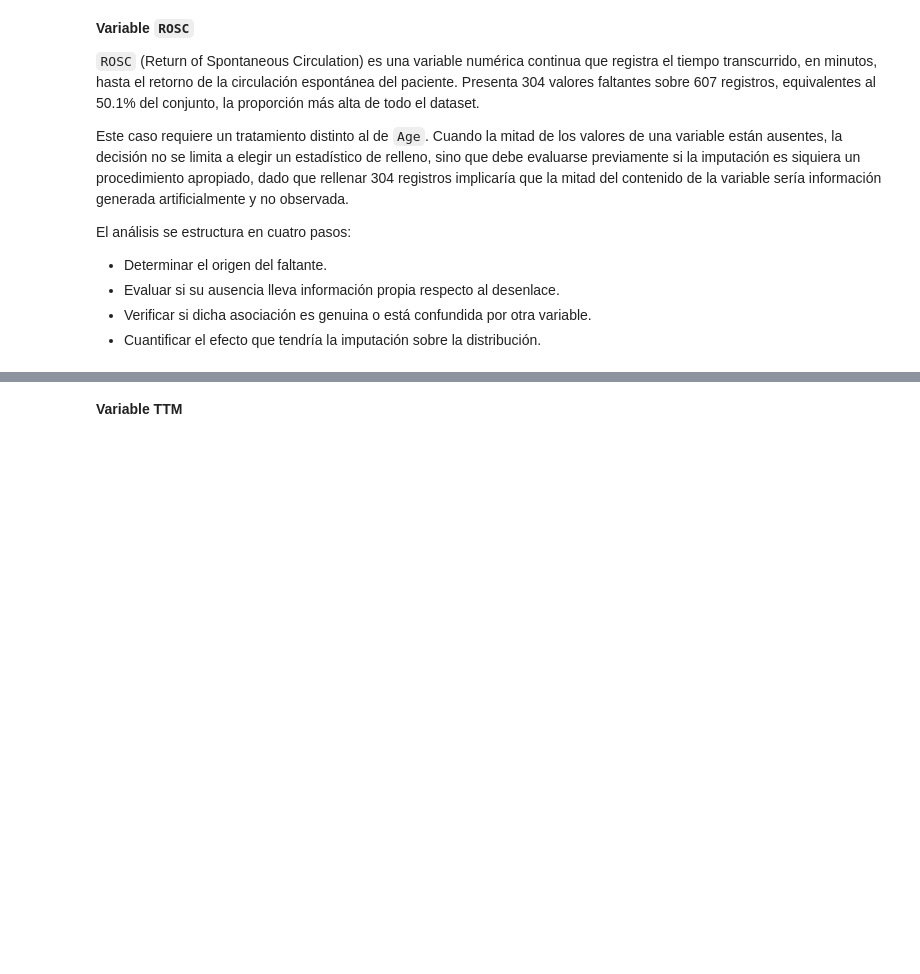
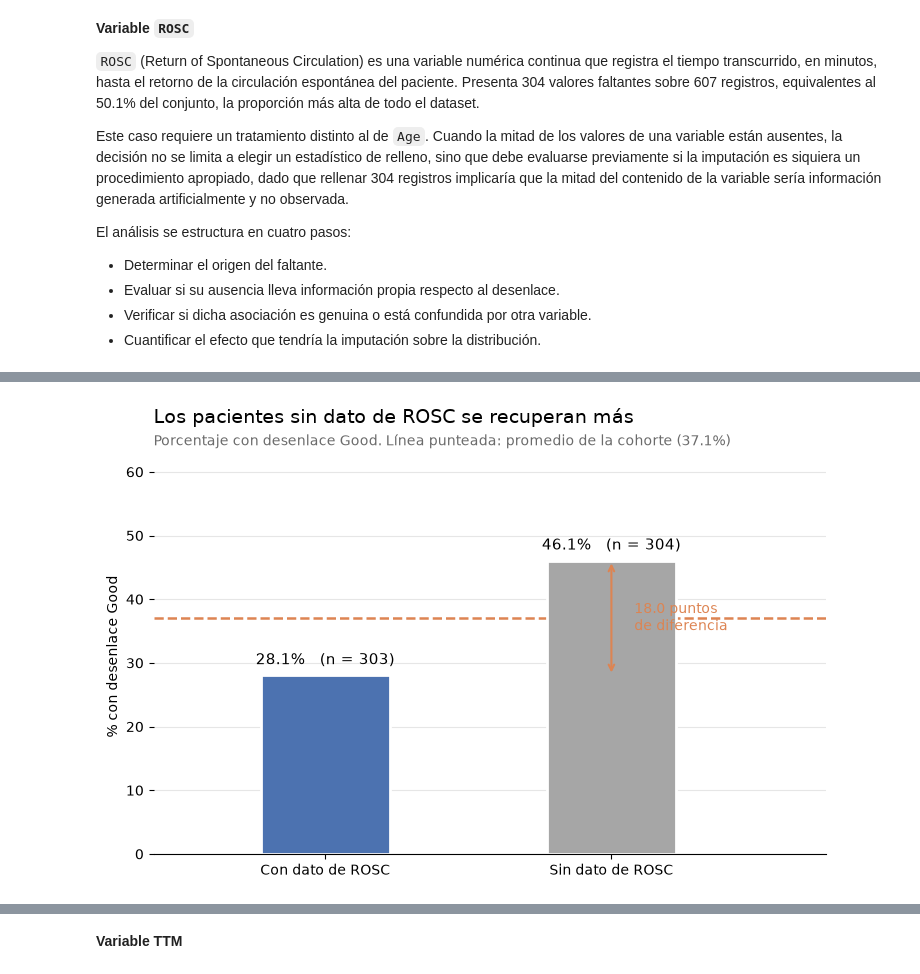
Before and after one commit to AlejandraJaramillo19/mlda-project_, a Jupyter notebook: notebooks/03_data_preparation/03_data_preparation.ipynb, the cells around one changed output, grey strips where cells are left out. Saved outputs shown, nothing was run; the diff lists cells and outputs as text; code cells hidden in the pictures; blank space fills up the shorter version.

```diff
--- a/notebooks/03_data_preparation/03_data_preparation.ipynb
+++ b/notebooks/03_data_preparation/03_data_preparation.ipynb
@@ -511,0 +440,39 @@ Esta coincidencia es la que obliga a interpretar con cautela cualquier asociaci
+# %%
+grupo = clinical_df['ROSC'].isnull().map({False: 'Con dato', True: 'Sin dato'})
+tabla = pd.crosstab(grupo, clinical_df['Outcome']).reindex(['Con dato', 'Sin dato'])
+pct_good = tabla['Good'] / tabla.sum(axis=1) * 100
+conteos = tabla.sum(axis=1)
+baseline = (clinical_df['Outcome'] == 'Good').mean() * 100
+
+fig, ax = plt.subplots(figsize=(7.5, 5))
+barras = ax.bar(['Con dato de ROSC', 'Sin dato de ROSC'], pct_good.values, width=0.45,
+                color=['#4C72B0', '#A6A6A6'], edgecolor='white', linewidth=2)
+
+for barra, pct, n in zip(barras, pct_good.values, conteos.values):
+    ax.text(barra.get_x() + barra.get_width()/2, pct + 1.2,
+            f'{pct:.1f}%   (n = {int(n)})', ha='center', va='bottom', fontsize=10.5)
+
+ax.axhline(baseline, color='#DD8452', linestyle='--', linewidth=1.8, zorder=0)
+ax.annotate('', xy=(1, pct_good['Sin dato']), xytext=(1, pct_good['Con dato']),
+            arrowprops=dict(arrowstyle='<->', color='#DD8452', lw=1.5))
+ax.text(1.08, (pct_good['Sin dato'] + pct_good['Con dato'])/2,
+        f"{pct_good['Sin dato'] - pct_good['Con dato']:.1f} puntos\nde diferencia",
+        fontsize=10, color='#DD8452', va='center')
+
+ax.set_title('Los pacientes sin dato de ROSC se recuperan más',
+             fontsize=13.5, pad=26, loc='left')
+ax.text(0, 1.035,
+        f'Porcentaje con desenlace Good. Línea punteada: promedio de la cohorte ({baseline:.1f}%)',
+        transform=ax.transAxes, fontsize=10, color='#6b6b6b')
+ax.set_ylabel('% con desenlace Good')
+ax.set_ylim(0, 62)
+ax.set_xlim(-0.6, 1.75)
+ax.yaxis.grid(True, color='#e6e6e6', linewidth=0.8)
+ax.set_axisbelow(True)
+for lado in ('top', 'right', 'left'):
+    ax.spines[lado].set_visible(False)
+
+plt.tight_layout()
+plt.show()
+# %% [output]
+[figure, added]
```
Also changed, not shown: parts of 47 cells of this notebook.
